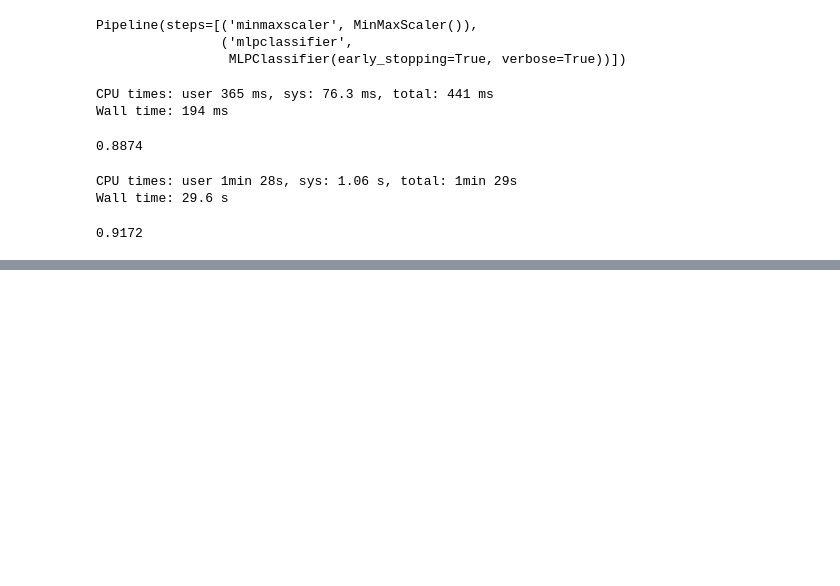
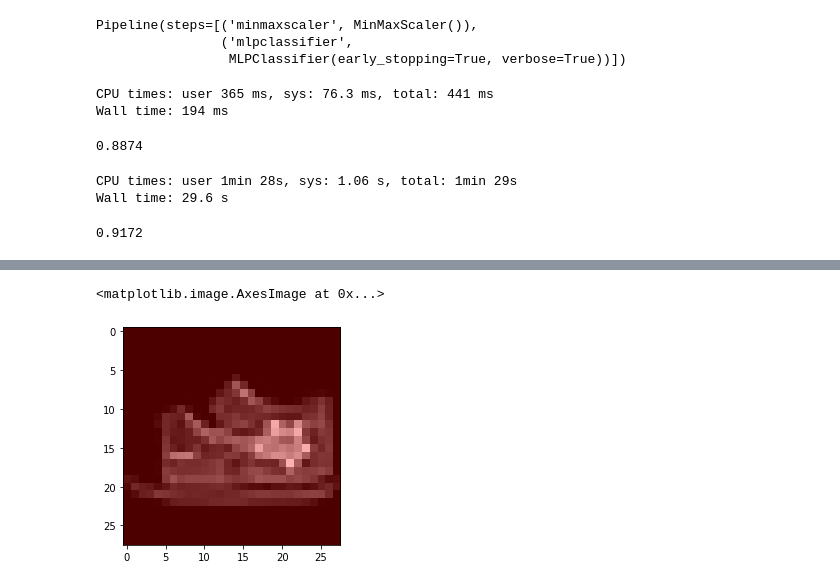
Before and after one commit to luknw/um-lime, a Jupyter notebook: lime-explain.ipynb, the cells around one changed output, grey strips where cells are left out. Drawn from its saved outputs; the diff is of its cells as text; code cells hidden in the pictures; blank space fills up the shorter version.

```diff
--- a/lime-explain.ipynb
+++ b/lime-explain.ipynb
@@ -126,0 +132,8 @@ Wall time: 29.6 s
+# %%
+def mlp_predict_proba(X):
+    X = rgb2gray(X)
+    X = X.reshape(*X.shape[:-2], np.product(X.shape[-2:]))
+    return mlp.predict_proba(X)
+# %%
+explainer = lime_image.LimeImageExplainer()
+explanation = explainer.explain_instance(X_test[-1].reshape(28, 28), mlp_predict_proba, labels=class_names.keys())
@@ -126,0 +160,6 @@ Wall time: 29.6 s
+# %%
+img, mask = explanation.get_image_and_mask(7, num_features=10)
+plt.imshow(label2rgb(mask, img, bg_label=0))
+# %% [output]
+<matplotlib.image.AxesImage at 0x...>
+[figure, added]
```
Also changed, not shown: parts of 14 cells of this notebook, 1 other file.
